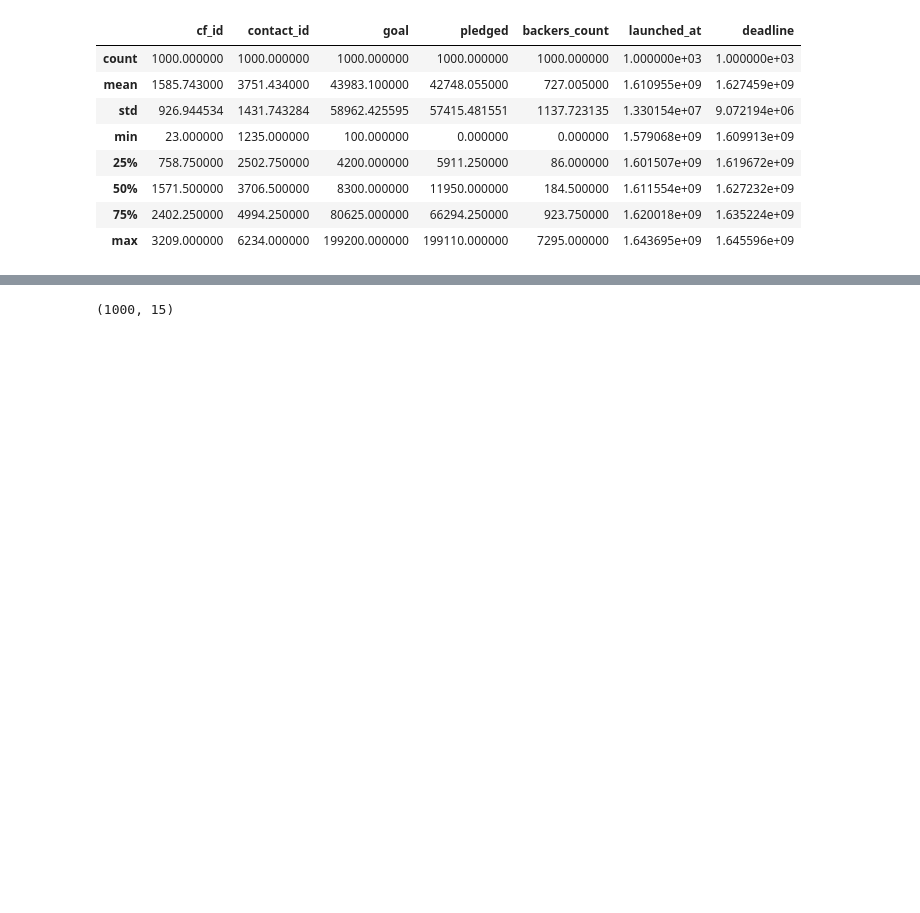
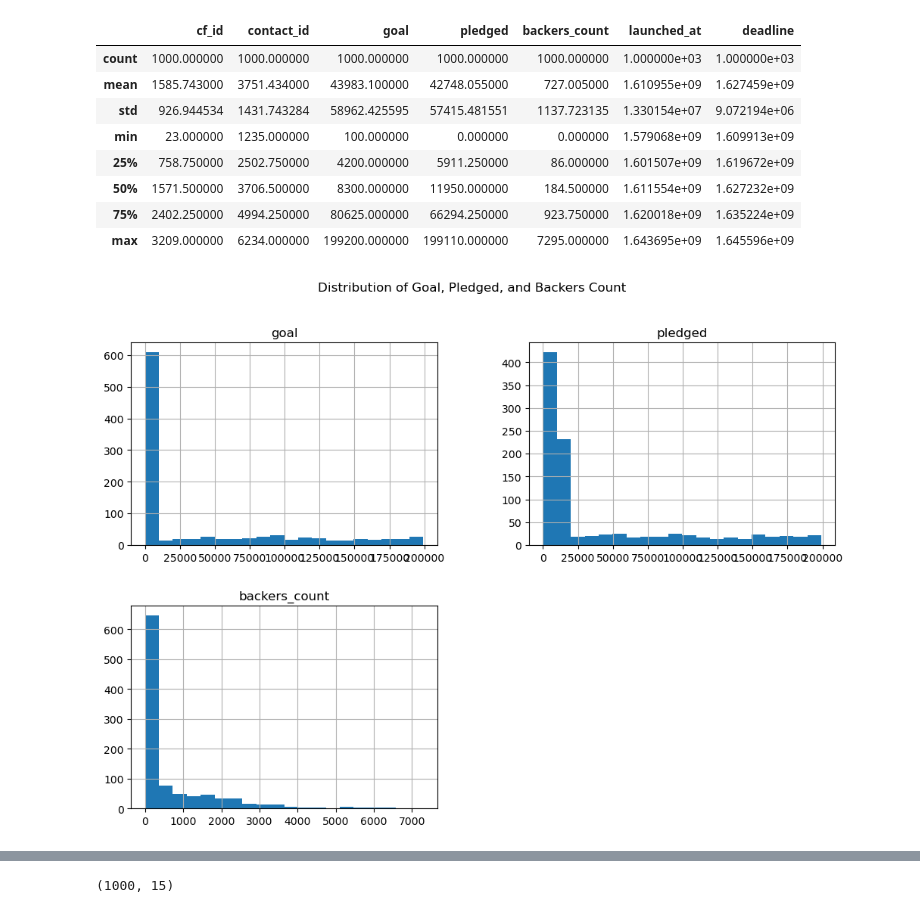
Before and after one commit to AnqaJaved/Crowdfunding_ETL, a Jupyter notebook: ETL_Mini_Project_AJaved.ipynb, the cells around one changed output, grey strips where cells are left out. Saved outputs shown, nothing was run; the diff lists cells and outputs as text; code cells hidden in the pictures; blank space fills up the shorter version.

```diff
--- a/ETL_Mini_Project_AJaved.ipynb
+++ b/ETL_Mini_Project_AJaved.ipynb
@@ -32,3 +34,10 @@ crowdfunding_info_df.describe()
+# %%
+# Create a histogram to visualize the distribution of numerical columns in the dataset
+crowdfunding_info_df[['goal', 'pledged', 'backers_count']].hist(bins=20, figsize=(12, 8))
+plt.suptitle("Distribution of Goal, Pledged, and Backers Count")
+plt.show()
+# %% [output]
+[figure, added]
 # %%
 # Get a summary of all columns (including text data) in the crowdfunding_info DataFrame
 crowdfunding_info_df.describe(include='all')
```
Also changed, not shown: parts of 12 cells of this notebook.
